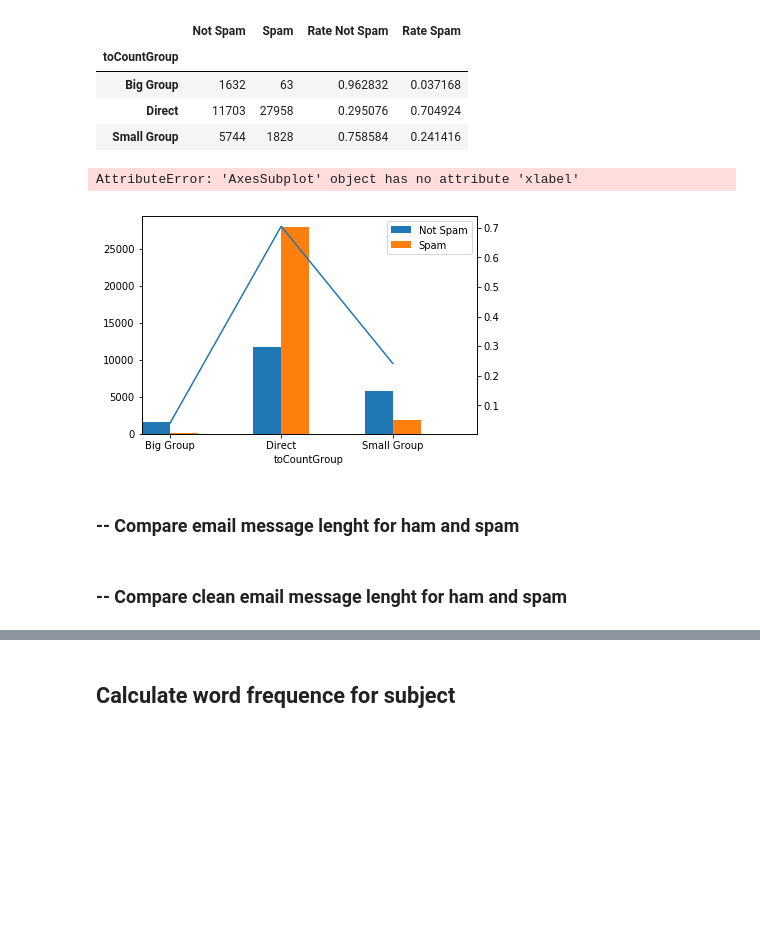
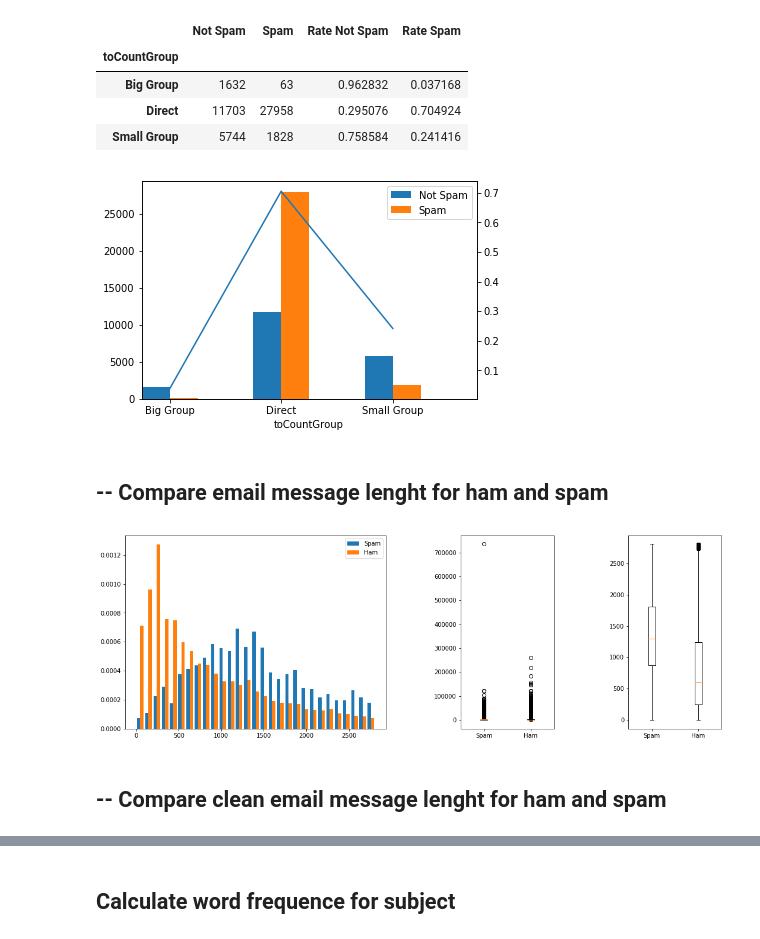
Before and after one commit to cordeiroph/SpamEmailClassifier, a Jupyter notebook: SpamEmailClassifier2.ipynb, the cells around one changed output, grey strips where cells are left out. Cells and saved outputs as stored; diff of their text form; code cells hidden in the pictures; blank space fills up the shorter version.

```diff
--- a/SpamEmailClassifier2.ipynb
+++ b/SpamEmailClassifier2.ipynb
@@ -485,14 +584,13 @@ dfGT['Rate Spam'].plot(secondary_y=True)
 ax = plt.gca()
 plt.xlim([-width, len(dfGT)-width])
 ax.set_xticklabels(dfGT.index.values)
-ax.xlabel('Groups')
+ax.set_xlabel('Groups')
 plt.show()
 
 #.plot(kind='bar', legend=False)
 # %% [output]
-AttributeError: 'AxesSubplot' object has no attribute 'xlabel'
 [figure]
 # %% [markdown]
-### -- Compare email message lenght for ham and spam
+## -- Compare email message lenght for ham and spam
 # %%
 dfMaster['textLen'] = dfMaster['messageStr'].apply(lambda x : len(str(x)))
@@ -567,5 +597,9 @@ dfMaster.head()
+# %%
+createPlotLenghtDist('textLen', dfMaster)
+# %% [output]
+[figure, added]
 # %% [markdown]
-### -- Compare clean email message lenght for ham and spam
+## -- Compare clean email message lenght for ham and spam
 # %%
 #Apply cleaning method
 dfMaster['treatedMessage'] = dfMaster['messageStr'].apply(emailTextCleanner)
```
Also changed, not shown: parts of 70 cells of this notebook.
